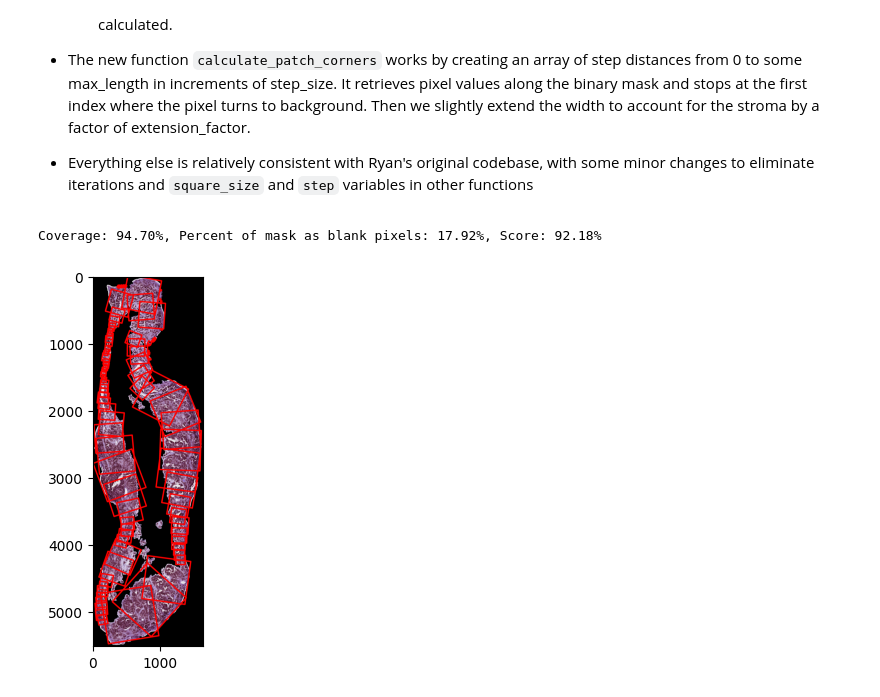
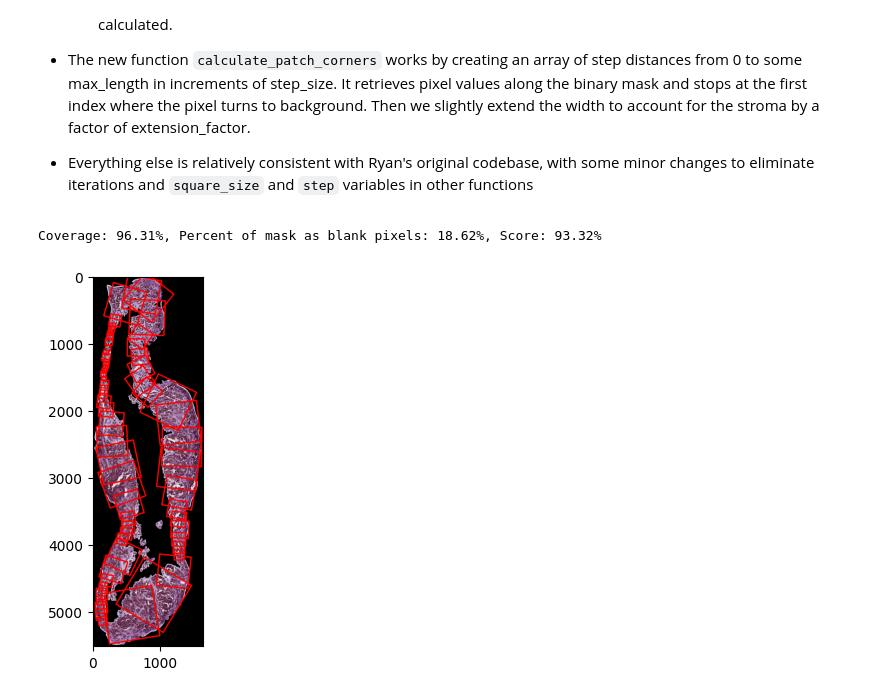
Before and after one commit to arvindkrishna87/STAT390_WI2025, a Jupyter notebook: Presentation 4/Thinkers/Kota Suzuki/kotap4_patching_code.ipynb, the cells around one changed output. Cells and saved outputs as stored; diff of their text form; code cells hidden in the pictures.

```diff
--- a/Presentation 4/Thinkers/Kota Suzuki/kotap4_patching_code.ipynb
+++ b/Presentation 4/Thinkers/Kota Suzuki/kotap4_patching_code.ipynb
@@ -148,7 +148,7 @@ def create_dense_squares(contours,normals,binary_image,variable_length=True):
             # Compute patch size dynamically using epithelium width
             corners, epithelium_width = calculate_patch_corners(point, contour_normals[i], binary_image)
 
-            if epithelium_width < 16:
+            if epithelium_width < 64:
                 continue  # Skip very small patches
 
             squares.append(corners)
@@ -372,17 +372,17 @@ def search_params(param_grid,binary_image,image,overlap_thresh=0.05):
 # %%
 result_image, contour, squares = process_contours(
      image1,
      whole_thresh,
-     overlap_thresh=0.5,
+     overlap_thresh=0.4,
      smoothing_size=210,
      look_back=8,
      second_pass=False,
      variable_length=True)
 
 plt.imshow(result_image)
 
 coverage,perc_black_pixels,score=check_metrics(whole_thresh,squares)
 print(f'Coverage: {coverage:.2f}%, Percent of mask as blank pixels: {perc_black_pixels:.2f}%, Score: {score:.2f}%')
 # %% [output]
-Coverage: 94.70%, Percent of mask as blank pixels: 17.92%, Score: 92.18%
+Coverage: 96.31%, Percent of mask as blank pixels: 18.62%, Score: 93.32%
-[figure, old version]
+[figure, new version]
```
Also changed, not shown: 1 other file.
